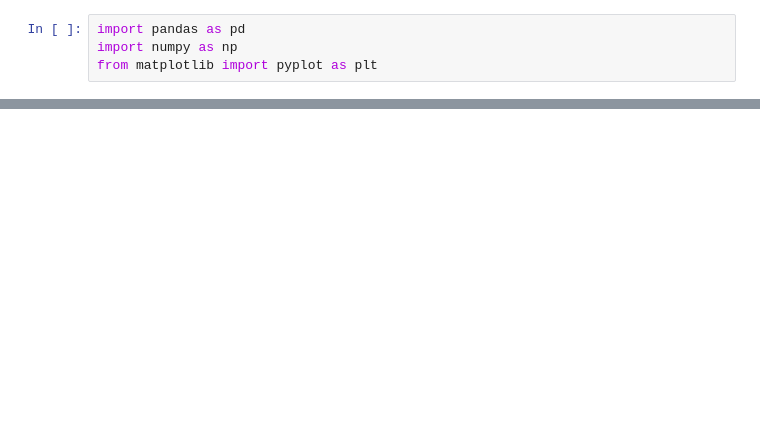
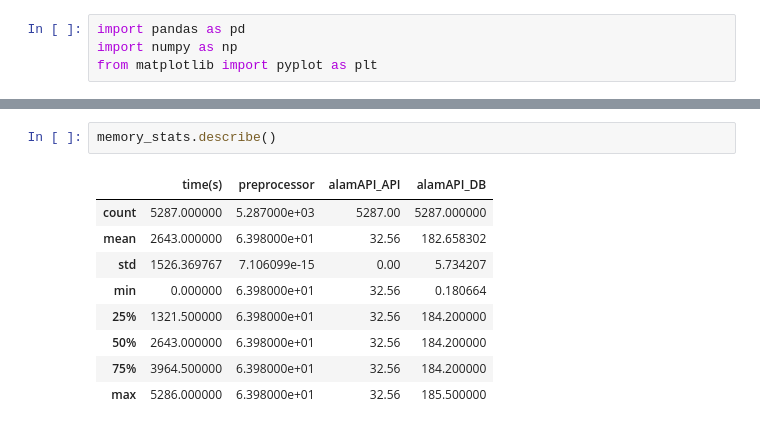
Before and after one commit to GravitonXD/OLARTE_SP, a Jupyter notebook: testers/stats_logging/stats_log_exploration.ipynb, the cells around one changed output, grey strips where cells are left out. Drawn from its saved outputs; the diff is of its cells as text; blank space fills up the shorter version.

```diff
--- a/testers/stats_logging/stats_log_exploration.ipynb
+++ b/testers/stats_logging/stats_log_exploration.ipynb
@@ -26,0 +49,12 @@ cpu_stats
+# %%
+memory_stats.describe()
+# %% [output]
+|  | time(s) | preprocessor | alamAPI_API | alamAPI_DB |
+| count | 5287.000000 | 5.287000e+03 | 5287.00 | 5287.000000 |
+| mean | 2643.000000 | 6.398000e+01 | 32.56 | 182.658302 |
+| std | 1526.369767 | 7.106099e-15 | 0.00 | 5.734207 |
+| min | 0.000000 | 6.398000e+01 | 32.56 | 0.180664 |
+| 25% | 1321.500000 | 6.398000e+01 | 32.56 | 184.200000 |
+| 50% | 2643.000000 | 6.398000e+01 | 32.56 | 184.200000 |
+| 75% | 3964.500000 | 6.398000e+01 | 32.56 | 184.200000 |
+| max | 5286.000000 | 6.398000e+01 | 32.56 | 185.500000 |
```
Also changed, not shown: parts of 5 cells of this notebook.
